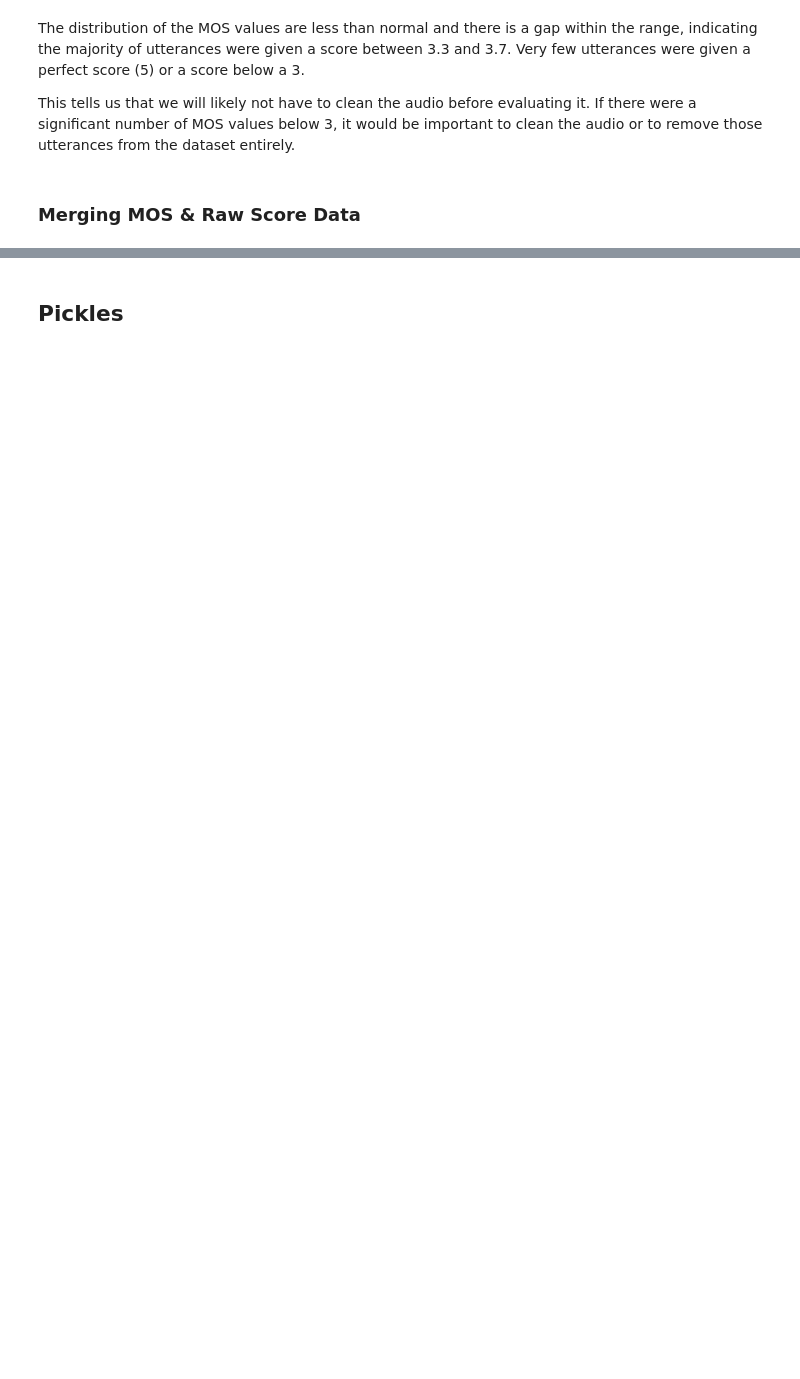
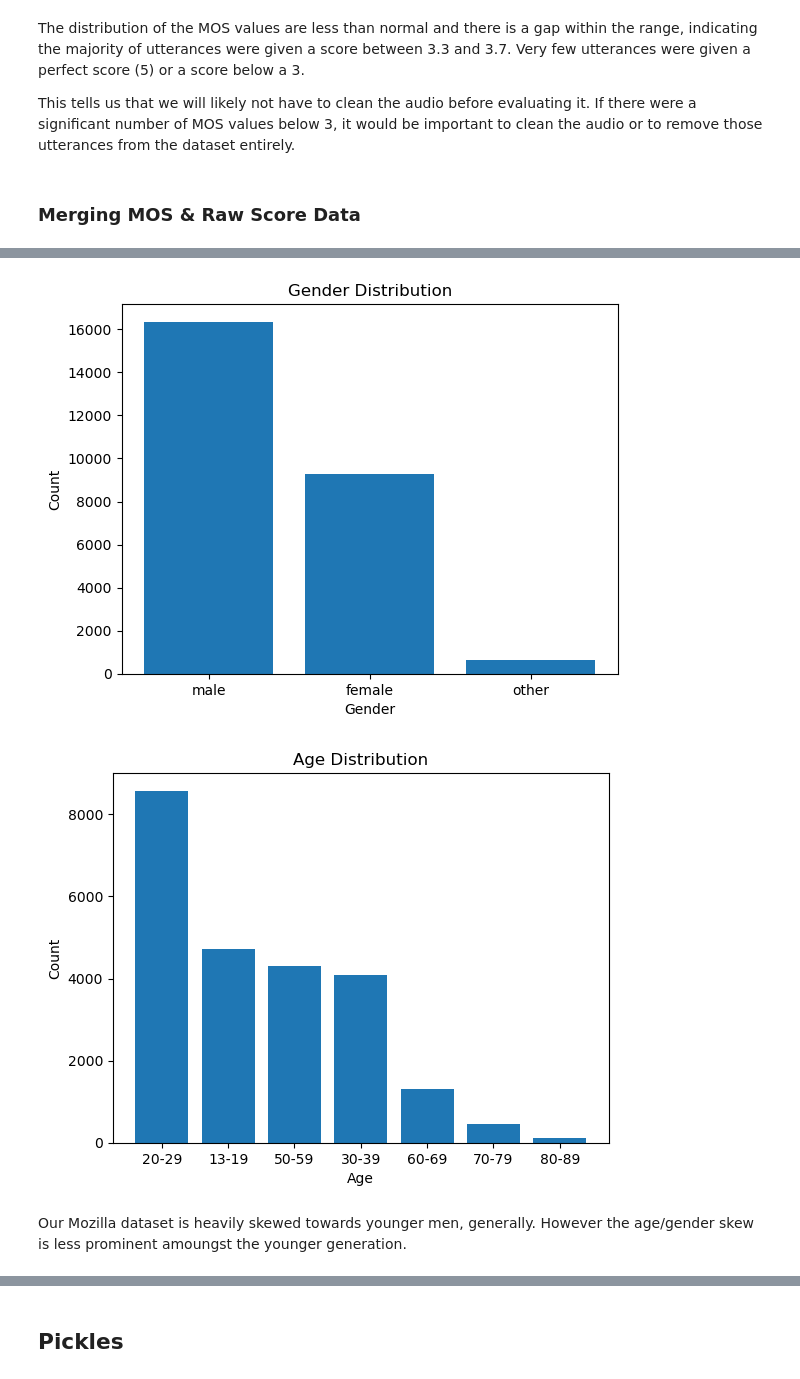
Before and after one commit to smileshey/VoiceClass--NN, a Jupyter notebook: 01. EDA.ipynb, the cells around one changed output, grey strips where cells are left out. Saved outputs shown, nothing was run; the diff lists cells and outputs as text; code cells hidden in the pictures; blank space fills up the shorter version.

```diff
--- a/01. EDA.ipynb
+++ b/01. EDA.ipynb
@@ -142,0 +185,2 @@ df
+# %%
+df_mozilla = pd.DataFrame(pd.read_csv('datasets/Metadata/Mozilla1.tsv',sep="\t"))
@@ -142,0 +244,33 @@ df
+# %%
+age_map = {
+    'teens': '13-19',
+    'twenties': '20-29',
+    'thirties': '30-39',
+    'forties': '40-49',
+    'fifties': '50-59',
+    'sixties': '60-69',
+    'seventies': '70-79',
+    'eighties': '80-89'
+}
+
+df_mozilla['age_range'] = df_mozilla['age'].map(age_map)
+# %%
+gender_counts = df_mozilla['gender'].value_counts()
+plt.bar(gender_counts.index, gender_counts.values)
+plt.title('Gender Distribution')
+plt.xlabel('Gender')
+plt.ylabel('Count')
+plt.show()
+
+# Age bar chart
+age_counts = df_mozilla['age_range'].value_counts()
+plt.bar(age_counts.index, age_counts.values)
+plt.title('Age Distribution')
+plt.xlabel('Age')
+plt.ylabel('Count')
+plt.show()
+# %% [output]
+[figure, added]
+[figure, added]
+# %% [markdown]
+Our Mozilla dataset is heavily skewed towards younger men, generally. However the age/gender skew is less prominent amoungst the younger generation.
```
Also changed, not shown: parts of 26 cells of this notebook, 18 other files.
